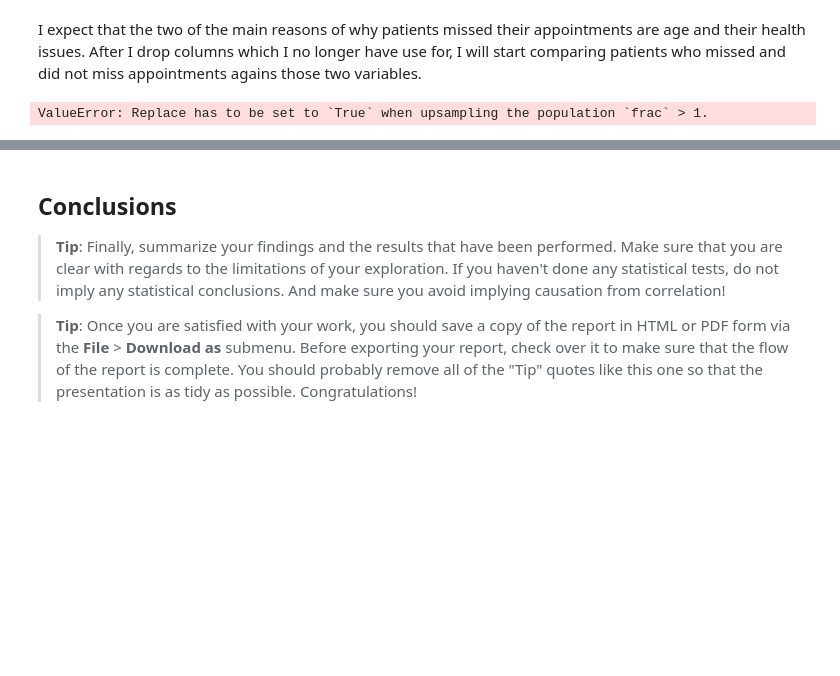
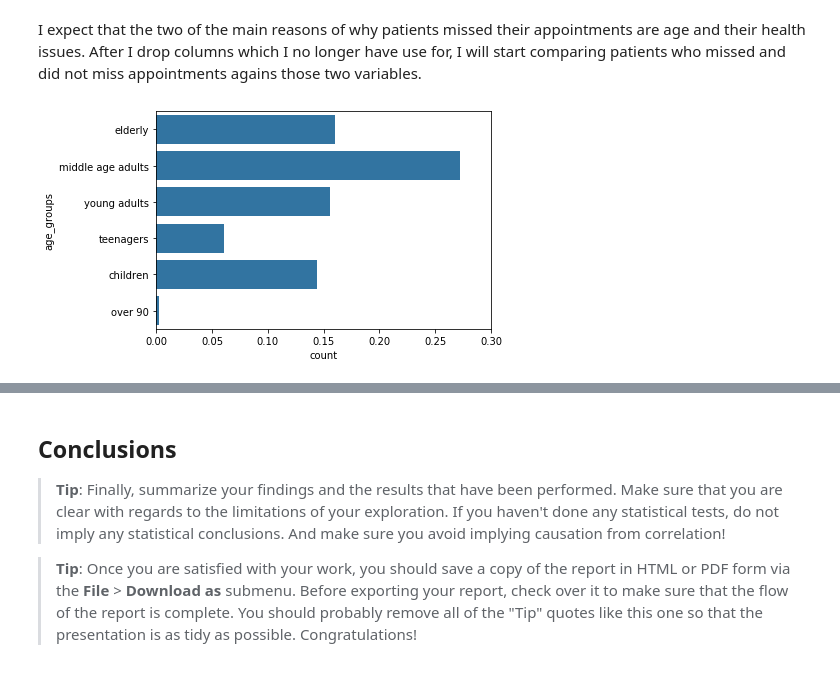
Before and after one commit to BexTuychiev/appointments_show, a Jupyter notebook: investigate-a-dataset-template.ipynb, the cells around one changed output, grey strips where cells are left out. Cells and saved outputs as stored; diff of their text form; code cells hidden in the pictures; blank space fills up the shorter version.

Commit message:
feat: Create plots for missed and not missed patients grouping by age

```diff
--- a/investigate-a-dataset-template.ipynb
+++ b/investigate-a-dataset-template.ipynb
@@ -473,12 +473,23 @@ appointments.drop(['appointment_id', 'scheduled_day',
 # %%
 # First look at the overall proportion of people who attended their appointments
 overall_attendance_prop = appointments.attended.mean()
+# %%
+# Take a sample from the datababse to reduce computation time
+subset_appointments = appointments.sample(10000, replace=False)
 # %%
 # Now create masks for attendance
-attended = appointments.attended == True
-not_attended = appointments.attended == False
+attended = subset_appointments.attended == True
+not_attended = subset_appointments.attended == False
-# %%
-# Take a sample from the datababse to reduce computation time
-subset_appointments = appointments.sample(appointments.shape[0], 10000, replace=False)
-# %% [output]
-ValueError: Replace has to be set to `True` when upsampling the population `frac` > 1.
+# %%
+# Plot the age group proportions for attended patients
+n = subset_appointments.shape[0]
+group_counts = subset_appointments[attended].age_groups.value_counts()
+group_counts_order = group_counts.index
+max_group_count = group_counts.max()
+max_prop = max_group_count / n
+ticks = np.arange(0, max_prop + 0.05, 0.05)
+tick_labels = ['{:0.2f}'.format(v) for v in ticks]
+sb.countplot(data=subset_appointments[attended], y='age_groups', color=base_color)
+plt.xticks(ticks * n, tick_labels);
+# %% [output]
+[figure, added]
```
Also changed, not shown: parts of 2 cells of this notebook.
